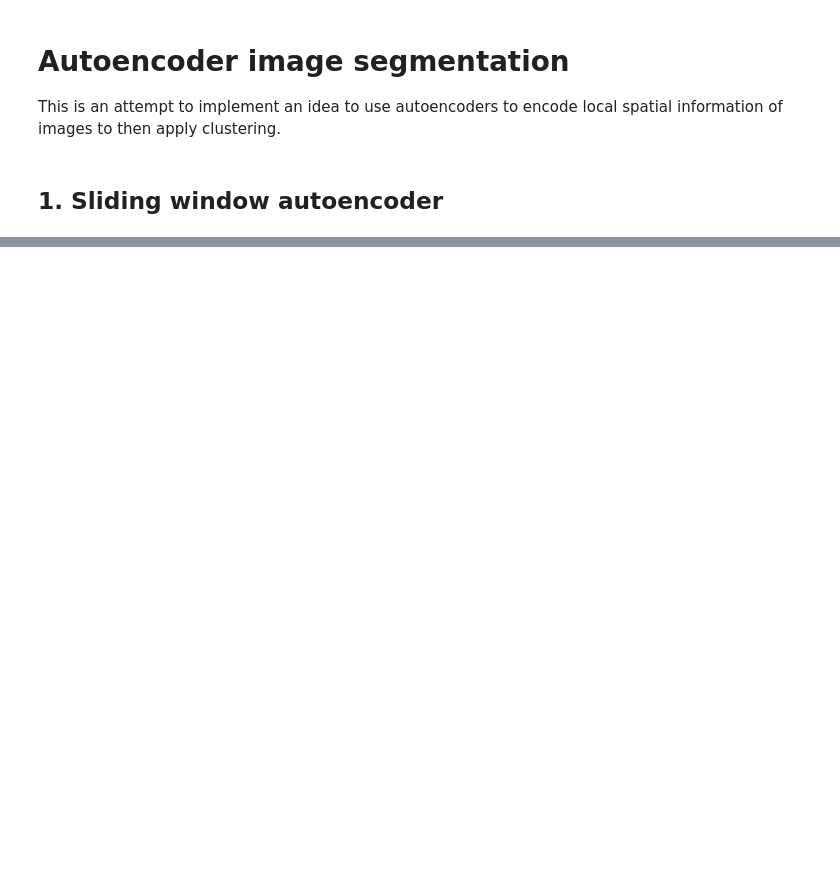
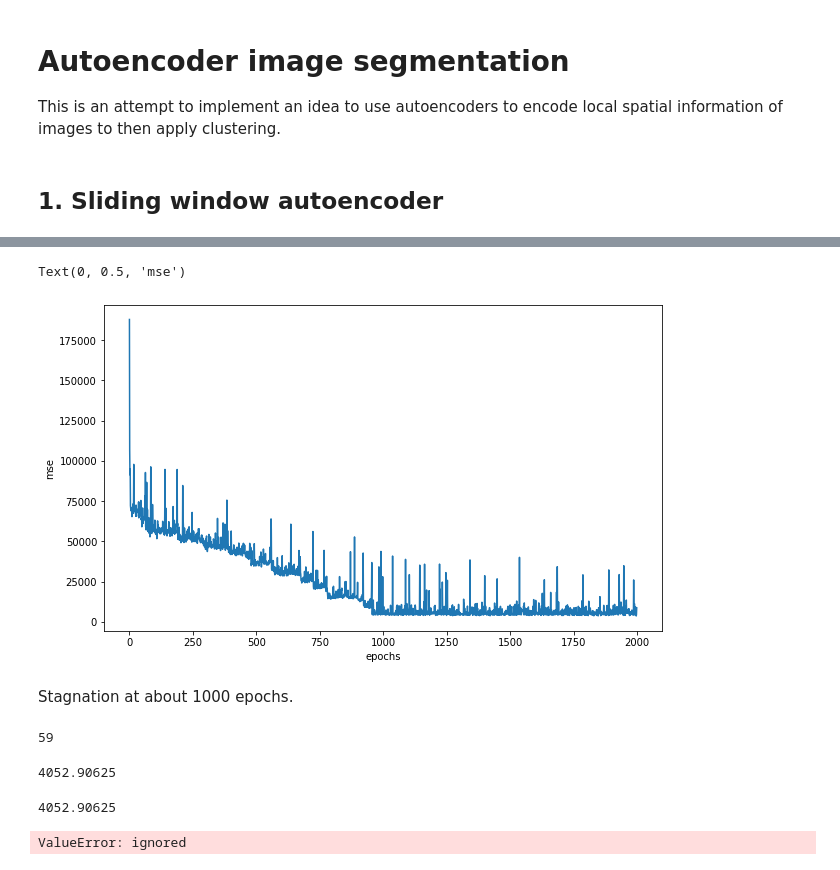
Before and after one commit to olley102/CommunityDetectionURSS, a Jupyter notebook: autoencoder_image_segmentation.ipynb, the cells around one changed output, grey strips where cells are left out. Saved outputs shown, nothing was run; the diff lists cells and outputs as text; code cells hidden in the pictures; blank space fills up the shorter version.

Commit message:
Trained autoencoder on population image

```diff
--- a/autoencoder_image_segmentation.ipynb
+++ b/autoencoder_image_segmentation.ipynb
@@ -141,0 +211,2 @@ class WindowAE:
+# %%
+image0 = np.dstack((gpw[..., 0], np.moveaxis(uv[..., 0], 0, -1)))
@@ -141,0 +219,5 @@ class WindowAE:
+# %%
+ae = WindowAE(window_size=(7, 7), num_channels=3, encoder_sizes=(49, 3), decoder_sizes=(49, 245))
+# %%
+ae.make()
+ae.compile()
@@ -141,0 +270,2 @@ class WindowAE:
+# %%
+history = ae.fit(image0, image0, epochs=2000, batch_size=1000)
@@ -141,0 +292,28 @@ class WindowAE:
+# %%
+fig = plt.figure(figsize=(10, 6))
+ax = fig.add_subplot()
+history_arr = [h.history['loss'][0] for h in history]
+ax.plot(history_arr)
+ax.set_xlabel('epochs')
+ax.set_ylabel('mse')
+# %% [output]
+Text(0, 0.5, 'mse')
+[figure, added]
+# %% [markdown]
+Stagnation at about 1000 epochs.
+# %%
+np.argmin(history_arr[1000:1100])
+# %% [output]
+59
+# %%
+np.min(history_arr[1000:1100])
+# %% [output]
+4052.90625
+# %%
+history_arr[1059]
+# %% [output]
+4052.90625
+# %%
+ae.predict(image0)
+# %% [output]
+ValueError: ignored
```
Also changed, not shown: parts of 23 cells of this notebook.
